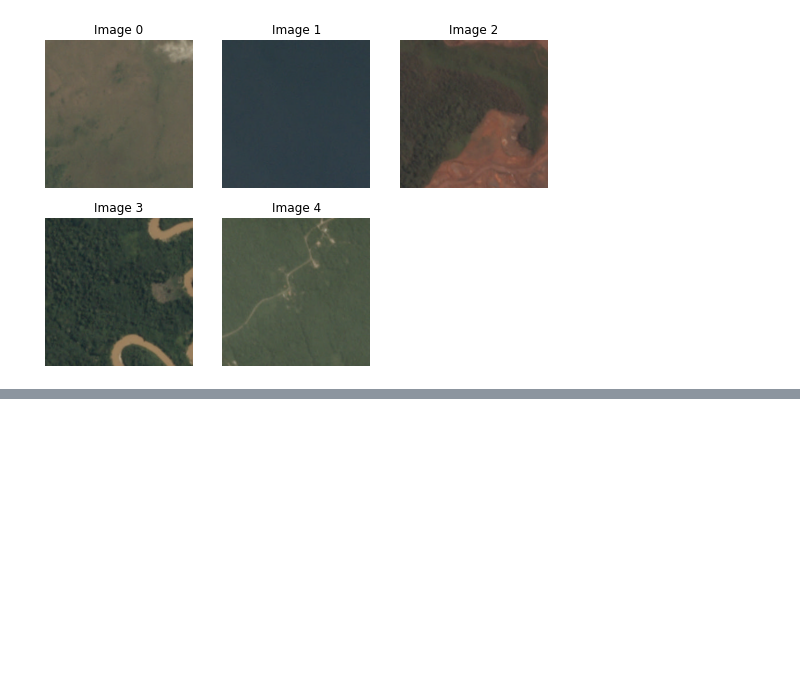
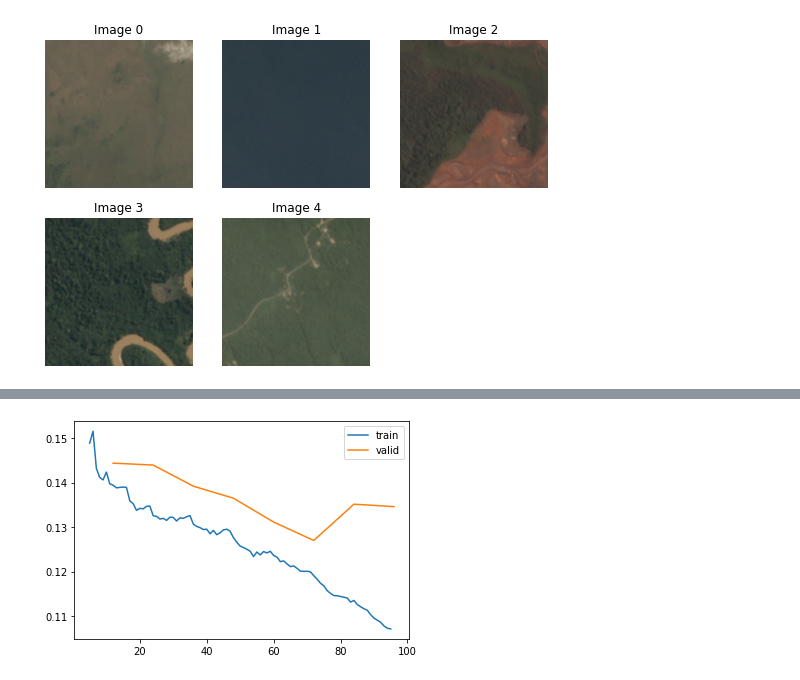
Before and after one commit to Aravinda89/multi_label_classification, a Jupyter notebook: Multi_Label_Classification.ipynb, the cells around one changed output, grey strips where cells are left out. Saved outputs shown, nothing was run; the diff lists cells and outputs as text; code cells hidden in the pictures; blank space fills up the shorter version.

```diff
--- a/Multi_Label_Classification.ipynb
+++ b/Multi_Label_Classification.ipynb
@@ -293,0 +354,4 @@ interp.plot_top_losses(k=5)
+# %%
+learn.fit_one_cycle(15, lr_max=6.92e-05,
+                    cbs=[EarlyStoppingCallback(monitor='valid_loss', patience=2),
+                        ReduceLROnPlateau(monitor='valid_loss', patience=2)])
@@ -293,0 +369,4 @@ interp.plot_top_losses(k=5)
+# %%
+learn.recorder.plot_loss()
+# %% [output]
+[figure, added]
```
Also changed, not shown: parts of 14 cells of this notebook.
